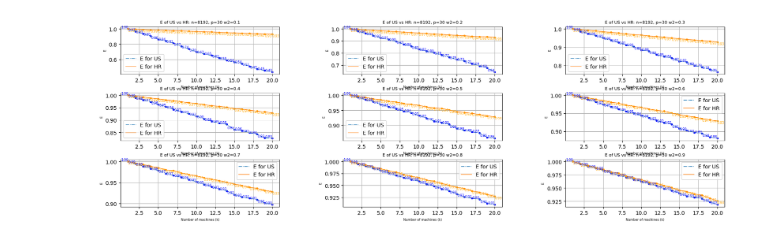
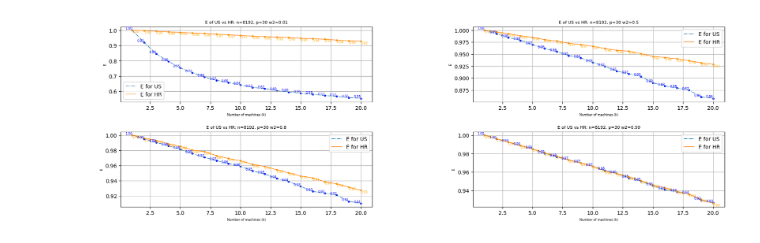
Before and after one commit to FergieLigaLlj/Statistical-Machine-Learning-Research-with-Pro.-Zhang-Zhixiang, a Jupyter notebook: Distributed Sketching for Randomized Optimization in Regression Training/Step5_What Kind of Xi will fall/Test_changed_weight_High_Dimension.ipynb, the cells around one changed output. Cells and saved outputs as stored; diff of their text form; code cells hidden in the pictures.

```diff
--- a/Distributed Sketching for Randomized Optimization in Regression Training/Step5_What Kind of Xi will fall/Test_changed_weight_High_Dimension.ipynb
+++ b/Distributed Sketching for Randomized Optimization in Regression Training/Step5_What Kind of Xi will fall/Test_changed_weight_High_Dimension.ipynb
@@ -154,18 +154,18 @@ def plot_w2_change(w2,number,mu_1,n,p,imbalance_factor=10,random_seed=42,delta=1
     MSE_ols = MSE(X,np.eye(X.shape[1]),delta)
     relative_efficiency_plot_w2(w2,number,MSE_ols,X,Y,X_hadamard,Y_hadamard)
 # %%
-w2_list = [0.1, 0.2, 0.3, 0.4, 0.5, 0.6, 0.7, 0.8, 0.9]
+w2_list = [0.01, 0.5,0.8,0.99]
 # Create a figure
 plt.figure()
 
 # Add subplots (2 rows, 3 columns)
-for i in range(1, 10):
-    plt.subplot(3,3, i)
+for i in range(1, 5):
+    plt.subplot(2,2, i)
     # Replace this with your plotting commands, e.g., plt.plot(...)
     plt.subplots_adjust(left=0.01, right=2.5, bottom=0.01, top=1, wspace=0.4, hspace=0.4)
     plot_w2_change(w2_list[i-1],20,5,8192,30,imbalance_factor=100,random_seed=39,delta=1)
 
 # Display the figure
 plt.show()
 # %% [output]
-[figure, old version]
+[figure, new version]
```
Also changed, not shown: parts of 1 cell of this notebook.
